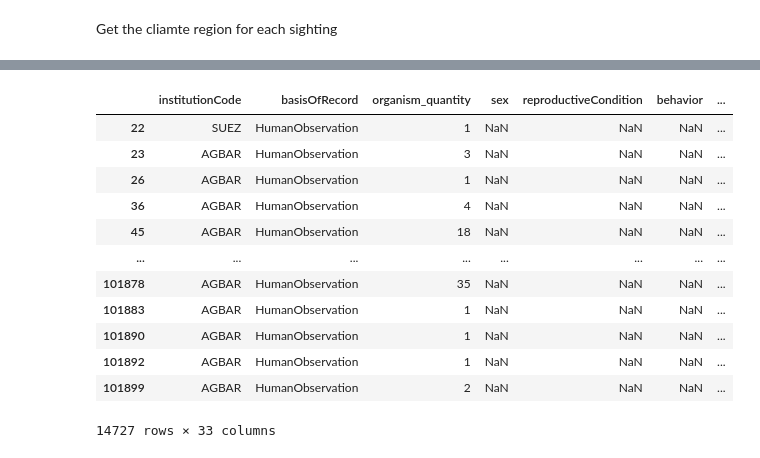
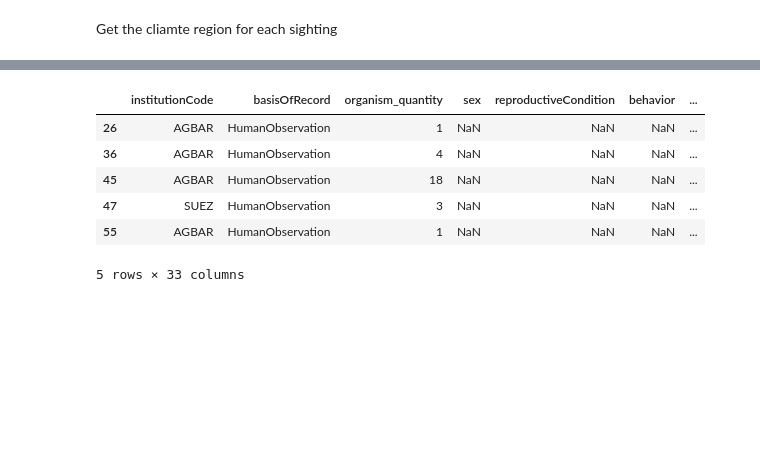
Before and after one commit to jhwan818/BD, a Jupyter notebook: projecte/dataProcessing.ipynb, the cells around one changed output, grey strips where cells are left out. Drawn from its saved outputs; the diff is of its cells as text; code cells hidden in the pictures; blank space fills up the shorter version.

```diff
--- a/projecte/dataProcessing.ipynb
+++ b/projecte/dataProcessing.ipynb
@@ -148,7 +148,7 @@ def obtain_climate_region(latitud, longitud):
     if latitud >= 38.617812 and latitud <= 40.185923 and longitud >= 0.976299 and longitud <= 4.766569:
         return "Mediterraneo"
     # Costa catalana, valenciana y murciana
-    elif latitud >= 38.784519 and latitud <= 42.507920 and longitud >= -1.334251 and longitud <= 3.950784:
+    elif latitud >= 38.556630 and latitud <= 42.507920 and longitud >= -1.826060 and longitud <= 3.950784:
         return "Mediterraneo"
     # Málaga, Andalucia y sud de Extremadura
     elif latitud >= 35.795098 and latitud <= 39.017897 and longitud >= -6.967191 and longitud <= -3.397742:
@@ -160,7 +160,7 @@ def obtain_climate_region(latitud, longitud):
             return 'Montaña'
         return "Mediterraneo"
     # Región central de la península
-    elif latitud >= 42.456535 and latitud <= 37.507842 and longitud >= -5.980018 and longitud <= -2.839890:
+    elif latitud >= 37.819820 and latitud <= 42.833947 and longitud >= -6.235231 and longitud <= -1.723790:
         # Sierra de Francia/Gata
         if latitud >= 40.220643 and latitud <= 40.572925 and longitud >= -6.880498 and longitud <= -5.909284:
             return 'Montaña'
@@ -199,7 +199,7 @@ def obtain_climate_region(latitud, longitud):
     elif latitud >= 42.171698 and latitud <= 43.192100 and longitud >= -1.300549 and longitud <= 2.156471:
         return "Montaña"
     # Costa murciana y Alicante
-    elif latitud >= 36.223175 and latitud <= 38.916778 and longitud >= -2.486359 and longitud <= -1.069175:
+    elif latitud >= 36.946948 and latitud <= 38.569549 and longitud >= -3.267356 and longitud <= 0.323573:
         return "Semidesértico"
     # Islas Canarias
     elif latitud >= 27.553322 and latitud <= 29.478362 and longitud >= -19.031080 and longitud <= -13.064945:
@@ -212,3 +217,5 @@ avistamiento['clima'] = [ obtain_climate_region(x,y) for x,y in zip(avistamiento
 # %%
-avistamiento
+mal = avistamiento[avistamiento['clima'].isna()]
+
+[ print(x,y) for x,y in zip(mal['decimalLatitude'], mal['decimalLongitude'])]
 # %% [output]
@@ -228,16 +223,10 @@ avistamiento
-# %%
-mal
-# %% [output]
-|  | institutionCode | basisOfRecord | organism_quantity | sex | reproductiveCondition | behavior | ... |
-| 22 | SUEZ | HumanObservation | 1 | NaN | NaN | NaN | ... |
-| 23 | AGBAR | HumanObservation | 3 | NaN | NaN | NaN | ... |
-| 26 | AGBAR | HumanObservation | 1 | NaN | NaN | NaN | ... |
-| 36 | AGBAR | HumanObservation | 4 | NaN | NaN | NaN | ... |
-| 45 | AGBAR | HumanObservation | 18 | NaN | NaN | NaN | ... |
-| ... | ... | ... | ... | ... | ... | ... | ... |
-| 101878 | AGBAR | HumanObservation | 35 | NaN | NaN | NaN | ... |
-| 101883 | AGBAR | HumanObservation | 1 | NaN | NaN | NaN | ... |
-| 101890 | AGBAR | HumanObservation | 1 | NaN | NaN | NaN | ... |
-| 101892 | AGBAR | HumanObservation | 1 | NaN | NaN | NaN | ... |
-| 101899 | AGBAR | HumanObservation | 2 | NaN | NaN | NaN | ... |
-14727 rows × 33 columns
+# %%
+mal.head()
+# %% [output]
+|  | institutionCode | basisOfRecord | organism_quantity | sex | reproductiveCondition | behavior | ... |
+| 26 | AGBAR | HumanObservation | 1 | NaN | NaN | NaN | ... |
+| 36 | AGBAR | HumanObservation | 4 | NaN | NaN | NaN | ... |
+| 45 | AGBAR | HumanObservation | 18 | NaN | NaN | NaN | ... |
+| 47 | SUEZ | HumanObservation | 3 | NaN | NaN | NaN | ... |
+| 55 | AGBAR | HumanObservation | 1 | NaN | NaN | NaN | ... |
+5 rows × 33 columns
```
Also changed, not shown: parts of 2 cells of this notebook.
